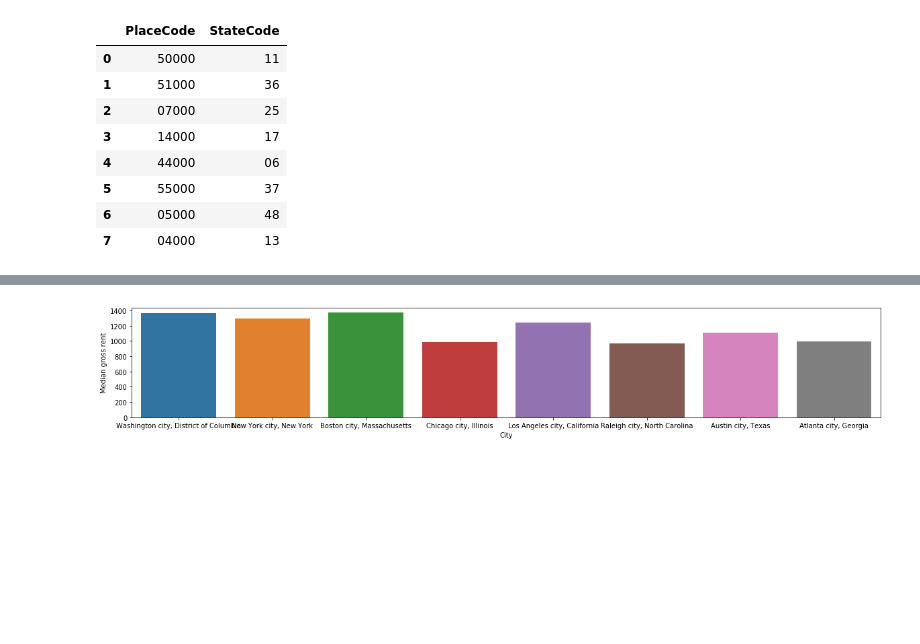
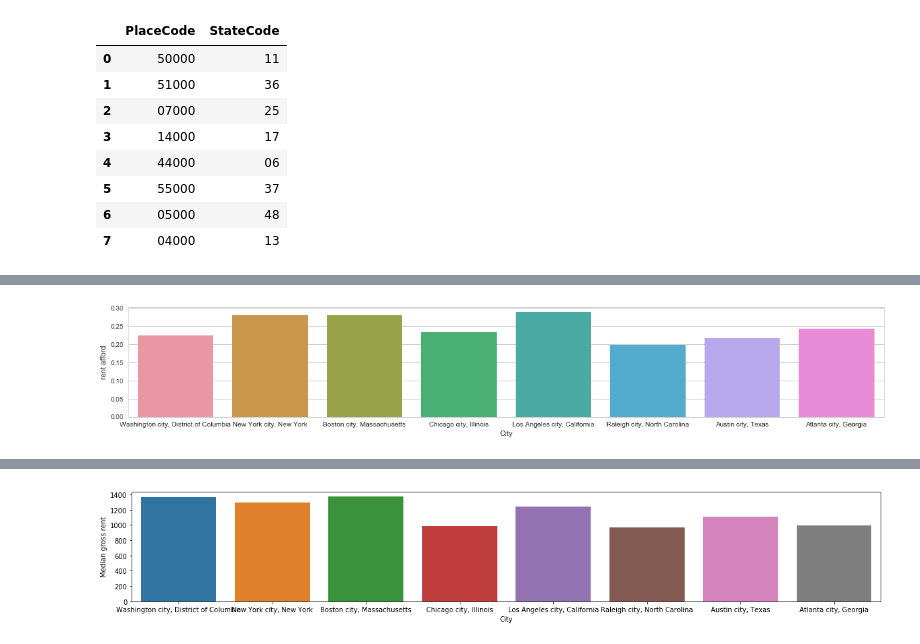
Before and after one commit to indranik/BC_Project1, a Jupyter notebook: housing.ipynb, the cells around one changed output, grey strips where cells are left out. Cells and saved outputs as stored; diff of their text form; code cells hidden in the pictures; blank space fills up the shorter version.

```diff
--- a/housing.ipynb
+++ b/housing.ipynb
@@ -73,0 +103,6 @@ plt.show()
+# %%
+plt.figure(figsize=(20,3))
+sns.barplot(x='City',y='rent afford',data=housing_df)
+plt.show()
+# %% [output]
+[figure, added]
```
Also changed, not shown: parts of 7 cells of this notebook.
